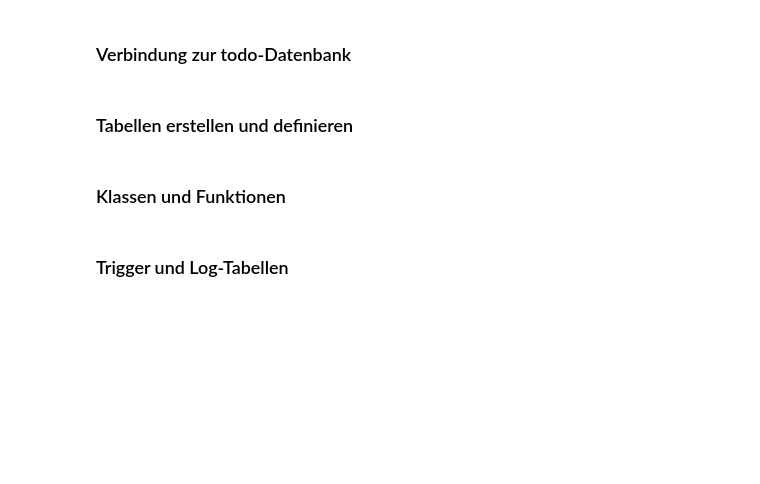
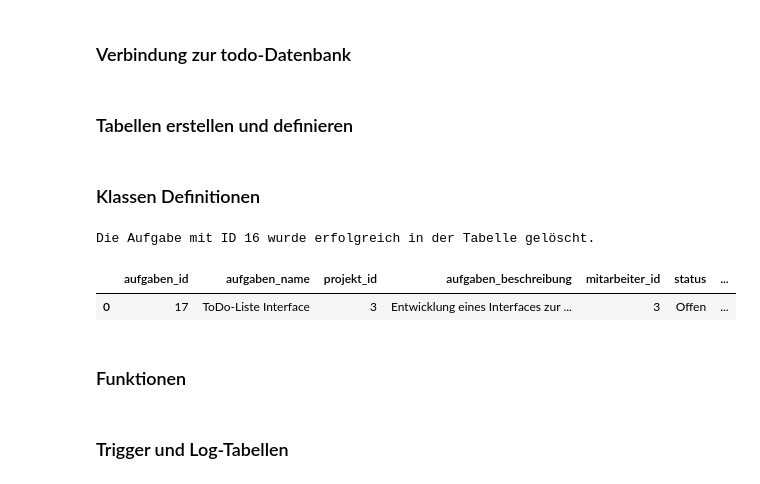
Before and after one commit to lisabeller/Praxisprojekt-SQL-Datenbank-todo-Liste, a Jupyter notebook: 202407_Datenbanken_SQL_Abschlussprojekt_LB.ipynb, the cells around one changed output. Drawn from its saved outputs; the diff is of its cells as text; code cells hidden in the pictures; blank space fills up the shorter version.

```diff
--- a/202407_Datenbanken_SQL_Abschlussprojekt_LB.ipynb
+++ b/202407_Datenbanken_SQL_Abschlussprojekt_LB.ipynb
@@ -101,7 +105,7 @@ with sa_eng.connect() as con:
         );
     '''))
 # %% [markdown]
-### Klassen und Funktionen
+### Klassen Definitionen
 # %%
 class Projekt:
     def __init__(self, projekt_id, projekt_name, beschreibung, startdatum, enddatum):
@@ -293,0 +338,10 @@ class Aufgaben:
+# %%
+# Erstellen einer Instanz mit der aufgaben_id 6
+aufgabe = Aufgaben(16, None, None, None, None, None, None, None)
+aufgabe.delete()
+# %% [output]
+Die Aufgabe mit ID 16 wurde erfolgreich in der Tabelle gelöscht.
+|  | aufgaben_id | aufgaben_name | projekt_id | aufgaben_beschreibung | mitarbeiter_id | status | ... |
+| 0 | 17 | ToDo-Liste Interface | 3 | Entwicklung eines Interfaces zur ... | 3 | Offen | ... |
+# %% [markdown]
+### Funktionen
```
Also changed, not shown: parts of 6 cells of this notebook.
